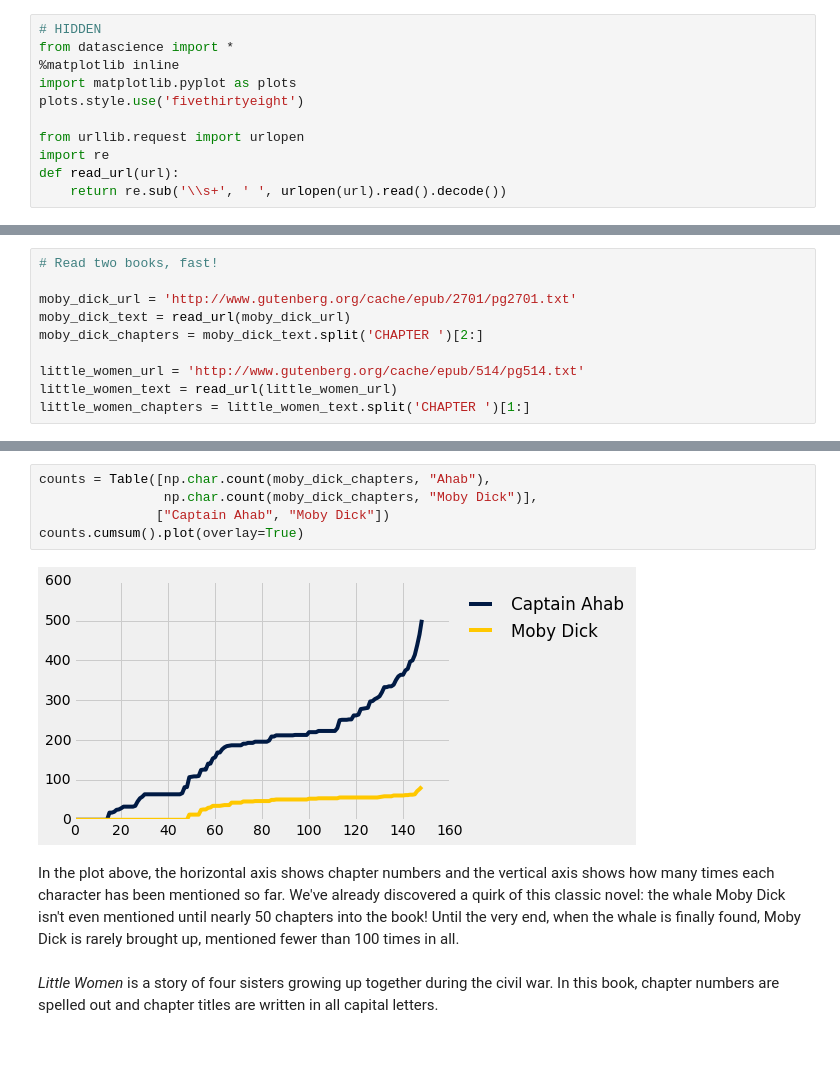
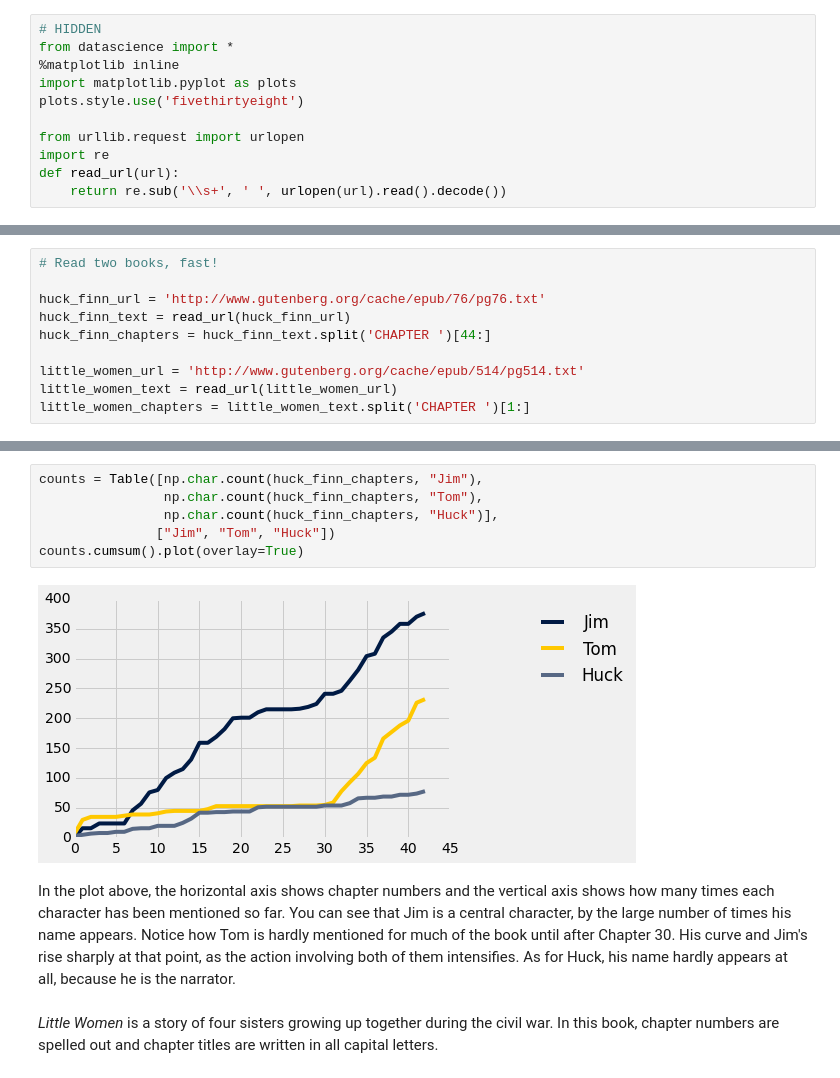
Before and after one commit to data-8/data-8.github.io, a Jupyter notebook: text/examples/Books.ipynb, the cells around one changed output, grey strips where cells are left out. Saved outputs shown, nothing was run; the diff lists cells and outputs as text; blank space fills up the shorter version.

Commit message:
books

```diff
--- a/text/examples/Books.ipynb
+++ b/text/examples/Books.ipynb
@@ -18,9 +18,9 @@ First, we read the text of both books into lists of chapters, called `moby_dick_
 # %%
 # Read two books, fast!
 
-moby_dick_url = 'http://www.gutenberg.org/cache/epub/2701/pg2701.txt'
-moby_dick_text = read_url(moby_dick_url)
-moby_dick_chapters = moby_dick_text.split('CHAPTER ')[2:]
+huck_finn_url = 'http://www.gutenberg.org/cache/epub/76/pg76.txt'
+huck_finn_text = read_url(huck_finn_url)
+huck_finn_chapters = huck_finn_text.split('CHAPTER ')[44:]
 
 little_women_url = 'http://www.gutenberg.org/cache/epub/514/pg514.txt'
 little_women_text = read_url(little_women_url)
@@ -47,12 +49,13 @@ Each chapter begins with a chapter number and a title: "Loomings" and "The Spout
 # %%
-counts = Table([np.char.count(moby_dick_chapters, "Ahab"),
-                np.char.count(moby_dick_chapters, "Moby Dick")],
-               ["Captain Ahab", "Moby Dick"])
+counts = Table([np.char.count(huck_finn_chapters, "Jim"),
+                np.char.count(huck_finn_chapters, "Tom"),
+                np.char.count(huck_finn_chapters, "Huck")],
+               ["Jim", "Tom", "Huck"])
 counts.cumsum().plot(overlay=True)
 # %% [output]
-[figure, old version]
+[figure, new version]
-# %% [markdown]
-In the plot above, the horizontal axis shows chapter numbers and the vertical axis shows how many times each character has been mentioned so far. We've already discovered a quirk of this classic novel: the whale Moby Dick isn't even mentioned until nearly 50 chapters into the book! Until the very end, when the whale is finally found, Moby Dick is rarely brought up, mentioned fewer than 100 times in all.
+# %% [markdown]
+In the plot above, the horizontal axis shows chapter numbers and the vertical axis shows how many times each character has been mentioned so far. You can see that Jim is a central character, by the large number of times his name appears. Notice how Tom is hardly mentioned for much of the book until after Chapter 30. His curve and Jim's rise sharply at that point, as the action involving both of them intensifies. As for Huck, his name hardly appears at all, because he is the narrator.
 # %% [markdown]
 *Little Women* is a story of four sisters growing up together during the civil war. In this book, chapter numbers are spelled out and chapter titles are written in all capital letters.
 # %%
```
Also changed, not shown: parts of 23 cells of this notebook, 1 other file.
